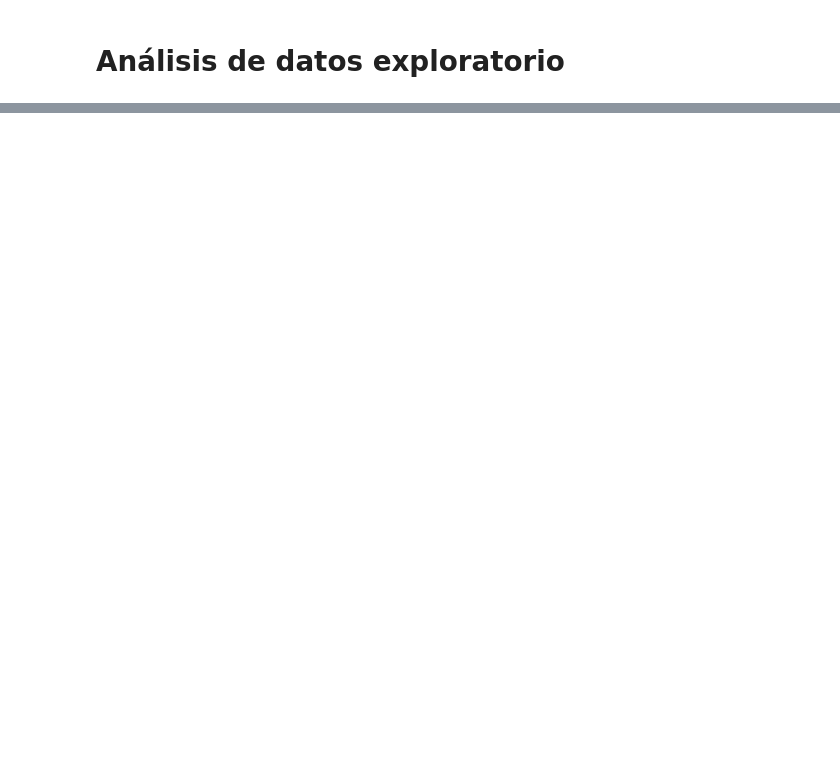
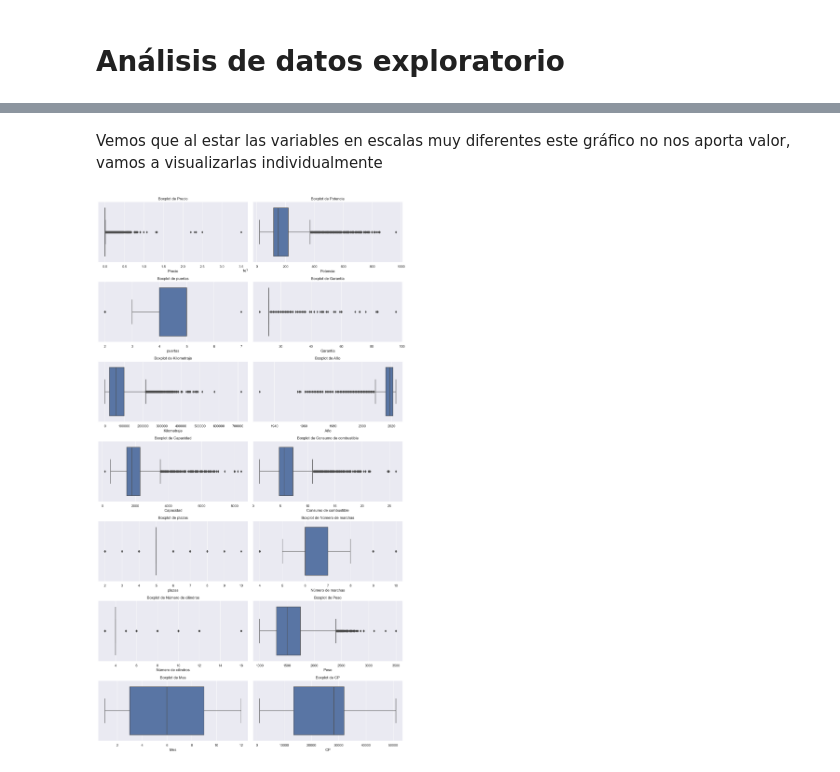
Before and after one commit to maribelseara/proyecto_final_ds, a Jupyter notebook: EDA.ipynb, the cells around one changed output, grey strips where cells are left out. Saved outputs shown, nothing was run; the diff lists cells and outputs as text; code cells hidden in the pictures; blank space fills up the shorter version.

```diff
--- a/EDA.ipynb
+++ b/EDA.ipynb
@@ -21,0 +415,17 @@ df['Localización'][1]
+# %% [markdown]
+Vemos que al estar las variables en escalas muy diferentes este gráfico no nos aporta valor, vamos a visualizarlas individualmente
+# %%
+sns.set(rc={'figure.figsize':(14, 25)})
+fig, axes = plt.subplots(nrows=7, ncols=2)
+# Aplanar el arreglo de ejes para facilitar la iteración
+axes = axes.flatten()
+
+for i, column in enumerate(variables_num):
+    sns.boxplot(x=df[column], ax=axes[i])
+    axes[i].set_title(f'Boxplot de {column}')
+
+# Ajustar el diseño para evitar solapamiento de títulos
+plt.tight_layout()
+plt.show()
+# %% [output]
+[figure, added]
```
Also changed, not shown: parts of 98 cells of this notebook, 2 other files.
